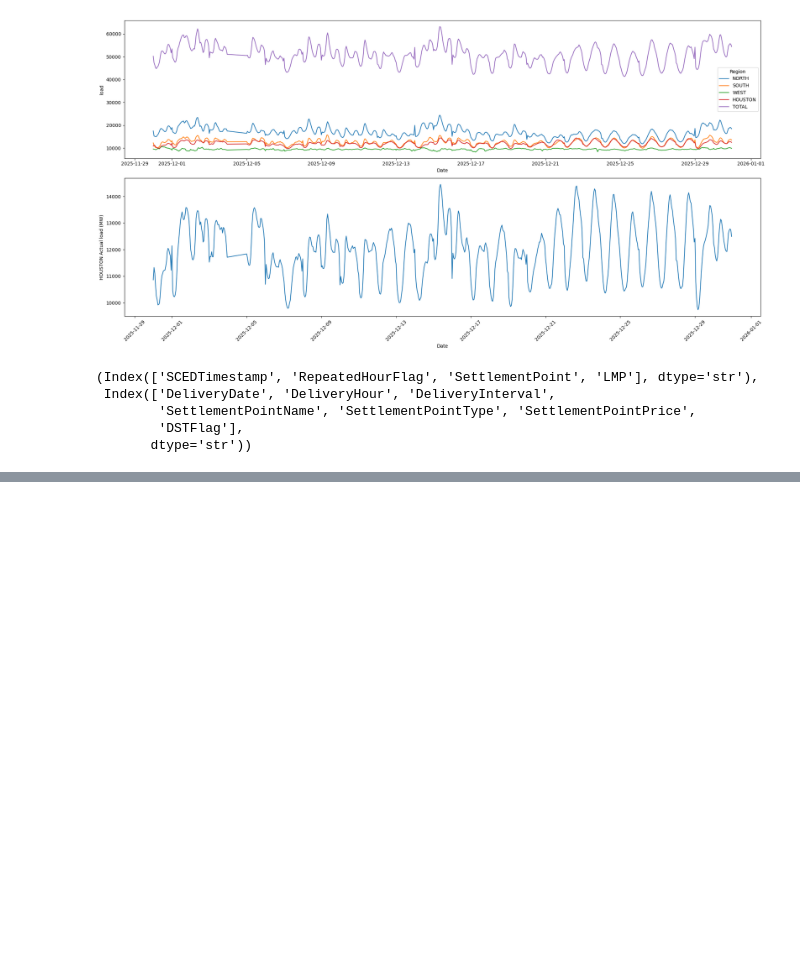
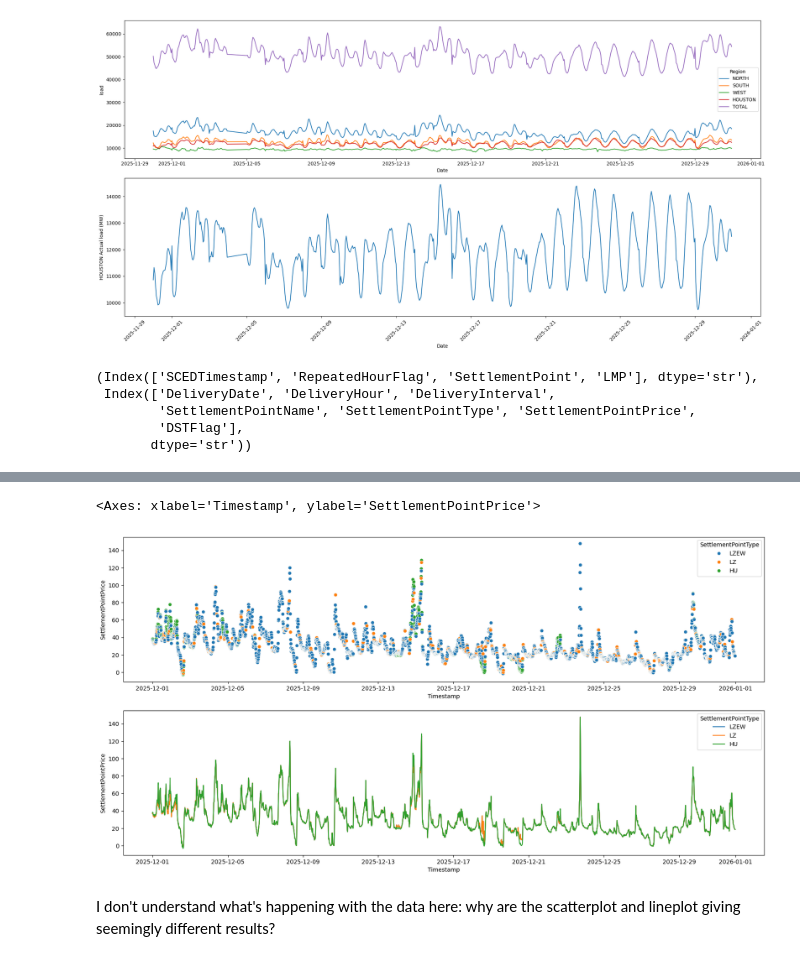
Before and after one commit to Erdos-Projects/spring-2026-electricity-TX, a Jupyter notebook: dataexploration_neeraj.ipynb, the cells around one changed output, grey strips where cells are left out. Cells and saved outputs as stored; diff of their text form; code cells hidden in the pictures; blank space fills up the shorter version.

```diff
--- a/dataexploration_neeraj.ipynb
+++ b/dataexploration_neeraj.ipynb
@@ -229,0 +241,13 @@ dg3.sample(10)
+# %%
+dg3['SettlementPointName'][dg3['SettlementPointName'].str.contains('Houston',case=False)].unique()
+
+dg3['Timestamp']= pd.to_datetime(dg3['DeliveryDate'])
+
+dg3['Timestamp'] += pd.to_timedelta(dg3['DeliveryHour'] - 1, unit='h')
+dg3['Timestamp'] += pd.to_timedelta((dg3['DeliveryInterval'] - 1) * 15, unit='m')
+
+dg3 = dg3.sort_values(by="Timestamp", ascending=True)
+
+dg3.head(5), dg3.tail(5)
+
+dg3.SettlementPointType.unique()
@@ -229,0 +269,15 @@ dg3.sample(10)
+# %%
+
+dg3Houston = dg3[(dg3['SettlementPointName']=='HB_HOUSTON') | (dg3['SettlementPointName']== 'LZ_HOUSTON')]
+
+#dg3Houston.sample(5)
+
+fig, axes = plt.subplots(2, 1, figsize=(20, 10))
+
+sns.scatterplot(dg3Houston,x='Timestamp',y='SettlementPointPrice',hue='SettlementPointType',ax=axes[0])
+sns.lineplot(dg3Houston,x='Timestamp',y='SettlementPointPrice',hue='SettlementPointType', ax=axes[1])
+# %% [output]
+<Axes: xlabel='Timestamp', ylabel='SettlementPointPrice'>
+[figure, added]
+# %% [markdown]
+I don't understand what's happening with the data here: why are the scatterplot and lineplot giving seemingly different results?
```
Also changed, not shown: parts of 12 cells of this notebook.
